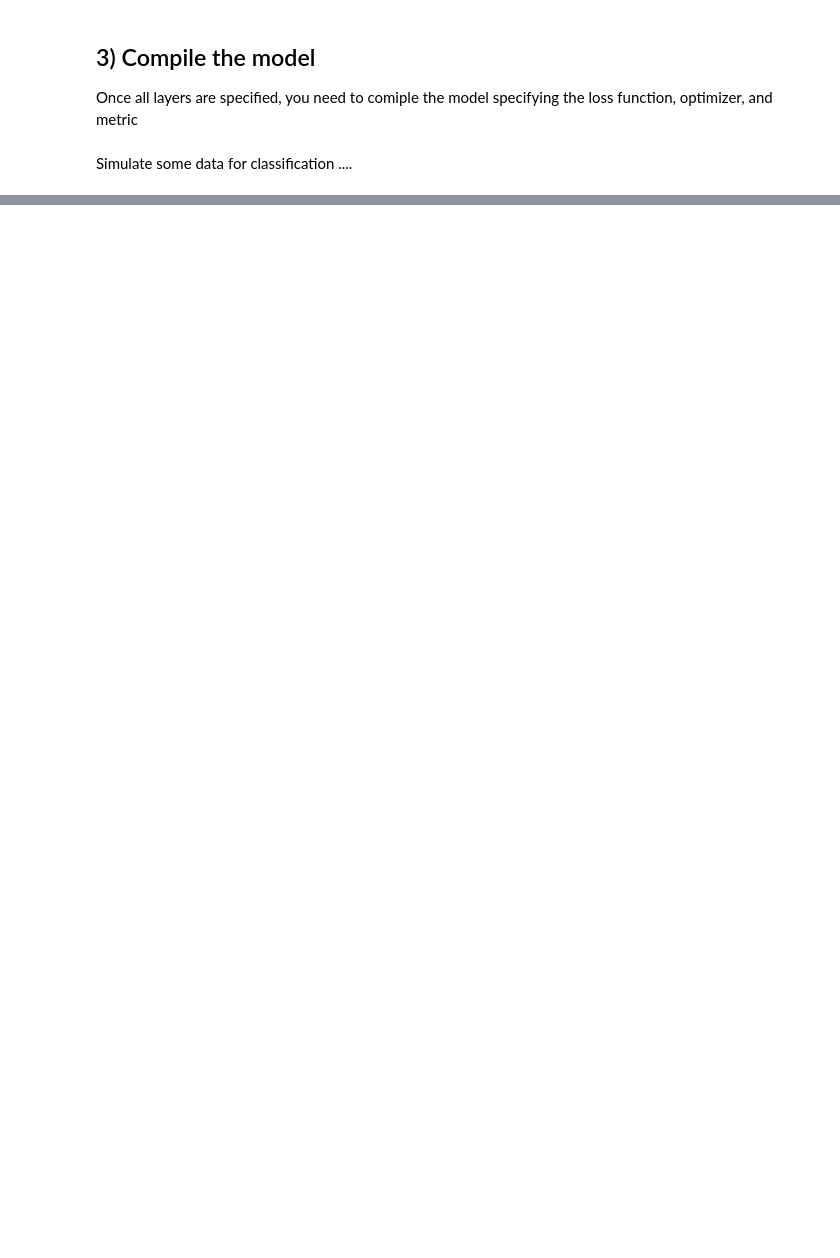
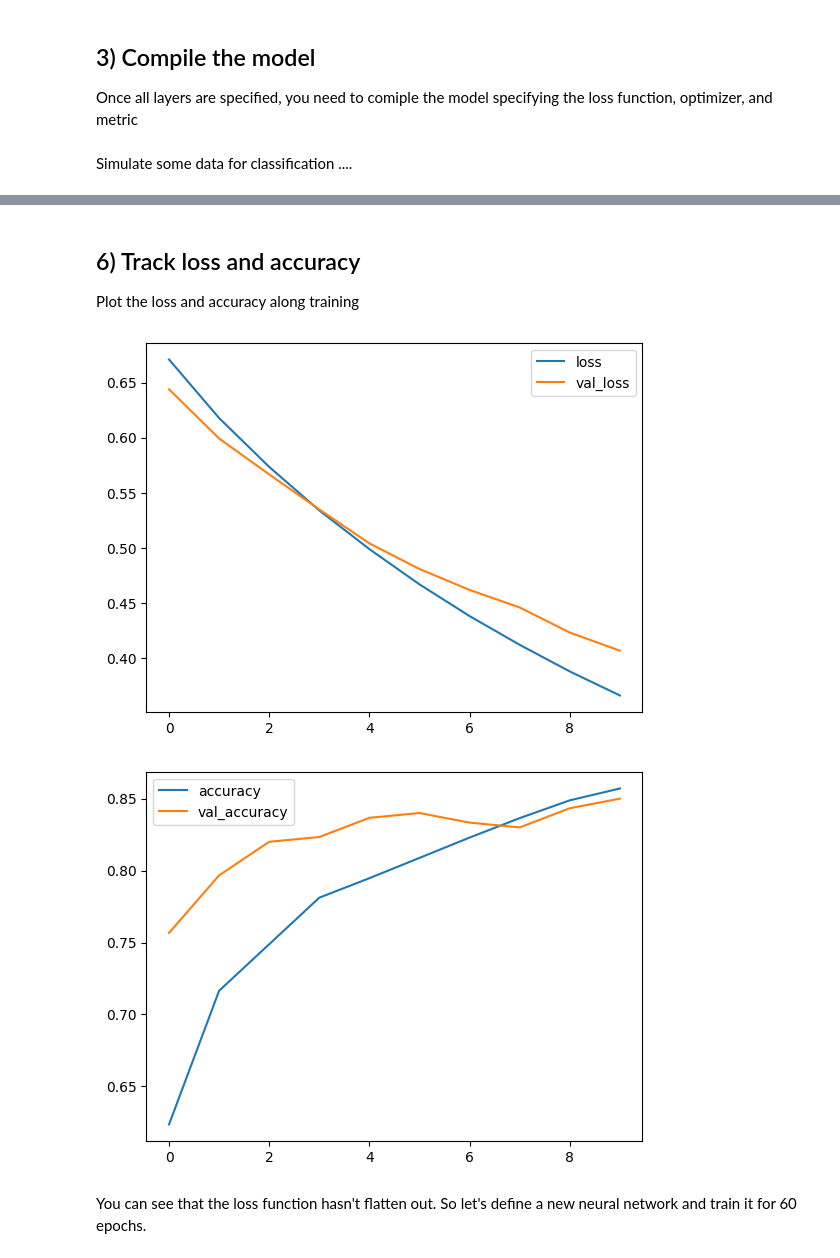
Before and after one commit to zhouyr888/Machine-Learning-EBA3530, a Jupyter notebook: Lecture_8/neuralnets.ipynb, the cells around one changed output, grey strips where cells are left out. Saved outputs shown, nothing was run; the diff lists cells and outputs as text; code cells hidden in the pictures; blank space fills up the shorter version.

```diff
--- a/Lecture_8/neuralnets.ipynb
+++ b/Lecture_8/neuralnets.ipynb
@@ -186,0 +174,13 @@ plt.show()
+# %% [markdown]
+## 6) Track loss and accuracy
+Plot the loss and accuracy along training
+# %%
+history_df = pd.DataFrame(history.history)
+history_df.loc[:, ['loss','val_loss']].plot()
+history_df.loc[:, ['accuracy','val_accuracy']].plot()
+plt.show()
+# %% [output]
+[figure, added]
+[figure, added]
+# %% [markdown]
+You can see that the loss function hasn't flatten out. So let's define a new neural network and train it for 60 epochs.
```
Also changed, not shown: parts of 15 cells of this notebook.
